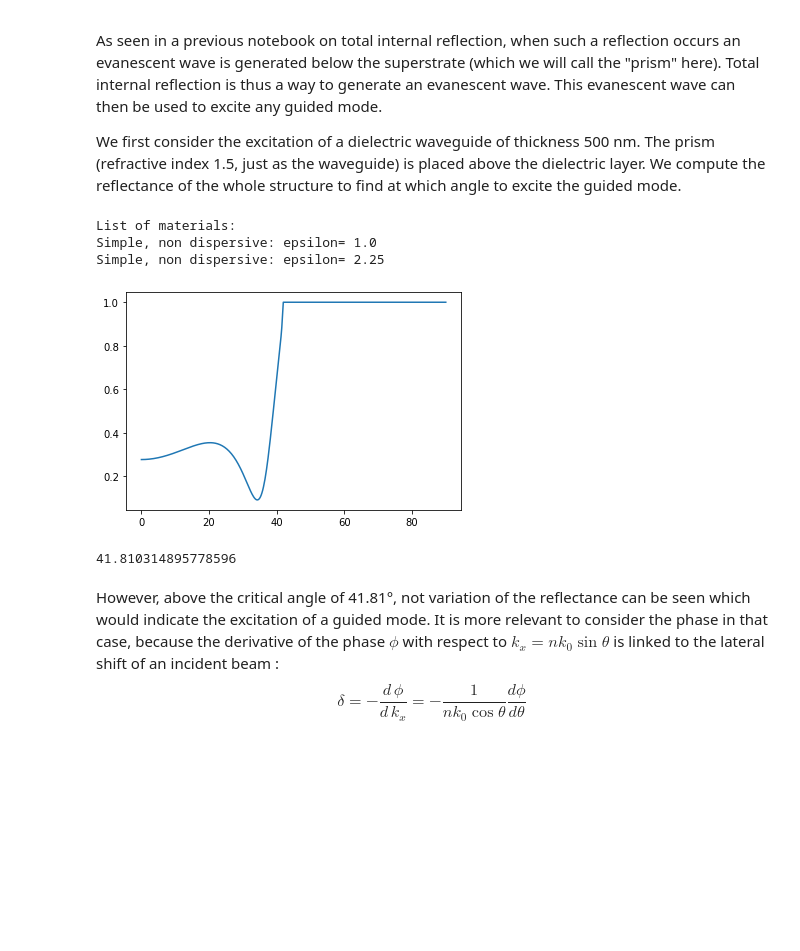
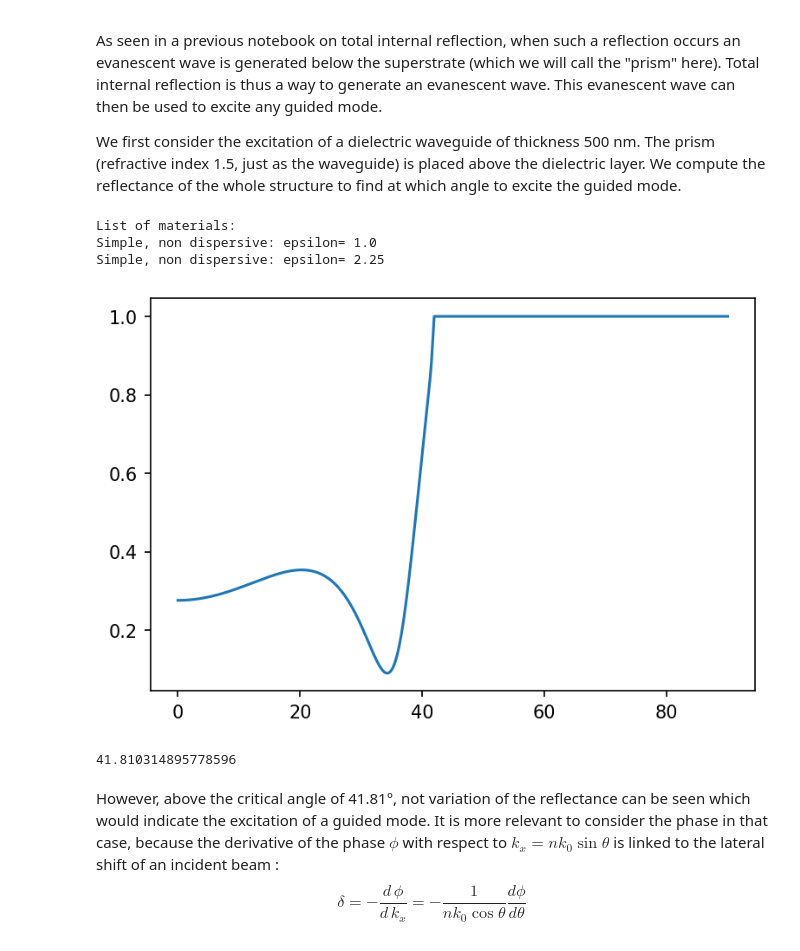
Before and after one commit to AnMoreau/PyMoosh, a Jupyter notebook: notebooks/Coupling.ipynb, the cells around one changed output. Drawn from its saved outputs; the diff is of its cells as text; code cells hidden in the pictures; blank space fills up the shorter version.

Commit message:
SPR Notebook and increased image resolution for notebooks.

```diff
--- a/notebooks/Coupling.ipynb
+++ b/notebooks/Coupling.ipynb
@@ -7,25 +7,26 @@ We first consider the excitation of a dielectric waveguide of thickness 500 nm.
 # %%
 # Only for the present notebook... unnecessary
 import sys
 import os
 module_path = os.path.abspath(os.path.join('..'))
 sys.path.append(module_path+"/code")
 
 # Here it is !
 from PyMoosh import *
 import matplotlib.pyplot as plt
+plt.rcParams['figure.dpi'] = 150
 
 wl = 600
 prism_coupler = Structure([1.,2.25],[1,0,1,0],[1000,180,500,300])
 incidence,r,t,R,T = Angular(prism_coupler,wl,0,0.,90.,400)
 plt.plot(incidence,R)
 plt.show()
 asin(1/1.5)*180/pi
 # %% [output]
 List of materials:
 Simple, non dispersive: epsilon= 1.0
 Simple, non dispersive: epsilon= 2.25
-[figure, old version]
+[figure, new version]
 41.810314895778596
 # %% [markdown]
 However, above the critical angle of 41.81°, not variation of the reflectance can be seen which would indicate the excitation of a guided mode. It is more relevant to consider the phase in that case, because the derivative of the phase $\phi$ with respect to $k_x = n k_0 \sin \theta$ is linked to the lateral shift of an incident beam :
```
Also changed, not shown: parts of 4 cells of this notebook, 2 other files.
